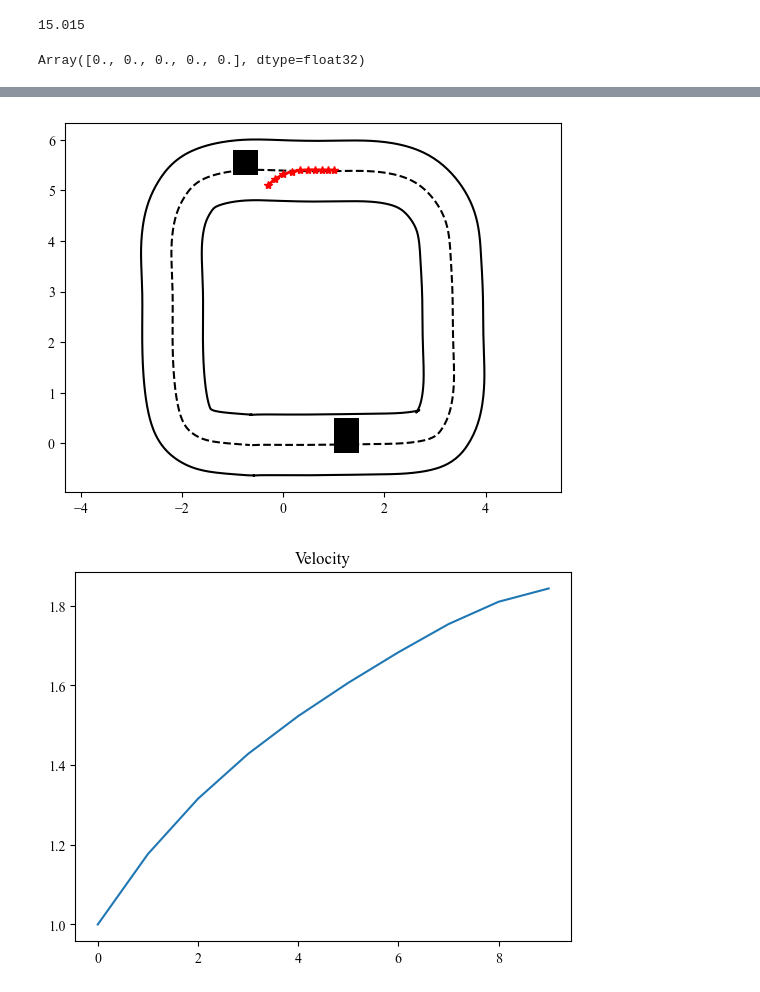
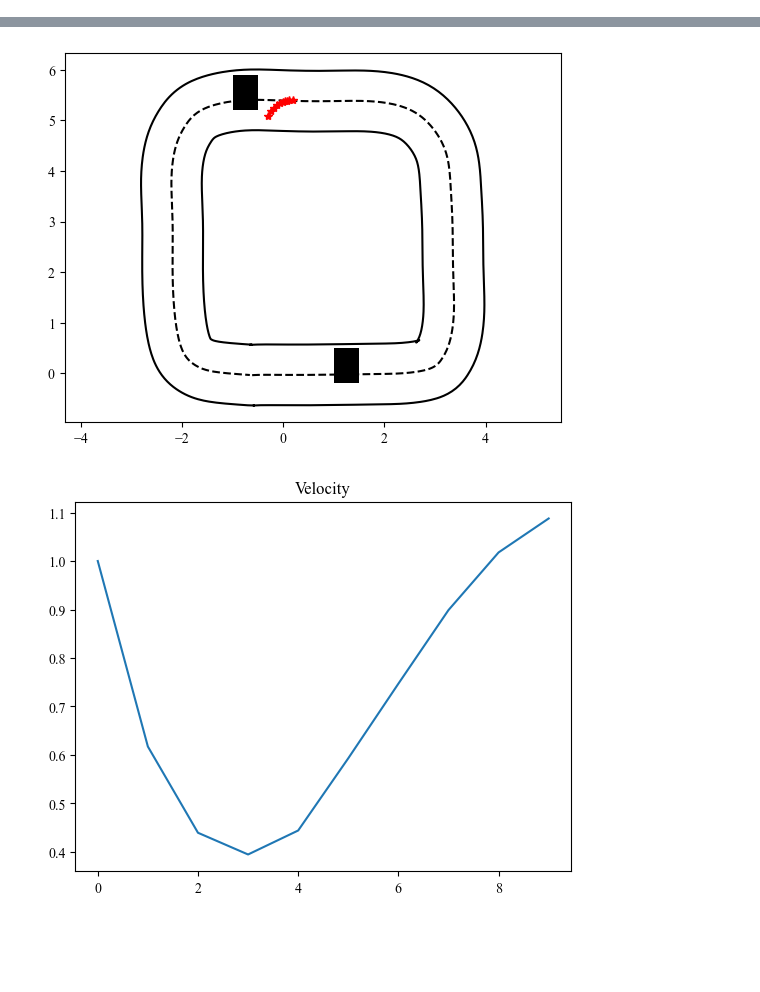
Before and after one commit to SafeRoboticsLab/PrincetonRaceCar_planning, a Jupyter notebook: ilqr_planning_ros/scripts/planner/test_ilqr.ipynb, the cells around one changed output, grey strips where cells are left out. Drawn from its saved outputs; the diff is of its cells as text; code cells hidden in the pictures; blank space fills up the shorter version.

Commit message:
add lane bounary cost

```diff
--- a/ilqr_planning_ros/scripts/planner/test_ilqr.ipynb
+++ b/ilqr_planning_ros/scripts/planner/test_ilqr.ipynb
@@ -21,26 +24,6 @@ plt.rcParams['font.family'] = 'serif'
 plt.rcParams['font.serif'] = ['Times New Roman'] + plt.rcParams['font.serif']
 
 from iLQR import iLQR, Path
-# %%
-from iLQR.cost.obstacle_cost import SingleObstacleCost
-from iLQR.config import Config
-import jax.numpy as jnp
-config = Config()
-
-c = SingleObstacleCost(config)
-# s = jnp.array([0.1,     5.40382, 3. ,     3.14,    0.     ])
-# u = jnp.array([0,0.0])
-# ref = jnp.array([-0.02245, -0.11,     0.12263,  5.51379, -0.01])
-s = jnp.array([0,     0, 3.,     0,    0.     ])
-u = jnp.array([0,0.0])
-ref = jnp.array([0, 0.11,    0,  0.11, -0.01])
-print(c.get_running_cost(s,u,ref))
-
-cx = jax.jacfwd(c.get_running_cost, argnums=0)
-cx(s,u,ref)
-# %% [output]
-15.015
-Array([0., 0., 0., 0., 0.], dtype=float32)
 # %%
 def load_path(filepath: str):
     """
@@ -66,16 +49,17 @@ def load_path(filepath: str):
 # %%
 centerline = load_path('outerloop_center_smooth.csv')
 path = Path(centerline, 0.6, 0.6, loop=True)
-solver = iLQR()
+config_file = '/hdd/Git_Repo/PrincetonRaceCar/ROS_Core/src/Planning/ilqr_planning_ros/configs/ilqr.yaml'
+solver = iLQR()#config_file)
 # # make some obstacles
 # obs1 = np.array([[-1, -1, -0, -0], [5.2, 6.0, 6.0, 5.2]]).T
-obs1 = np.array([[-1, -1, -0.5, -0.5], [5.3, 5.8, 5.8, 5.3]]).T
+obs1 = np.array([[-1, -1, -0.5, -0.5], [5.2, 5.9, 5.9, 5.2]]).T
 obs2 = np.array([[1, 1, 1.5, 1.5], [-0.2, 0.5, 0.5, -0.2]]).T
 obs_list = [[obs1 for _ in range(10)]]#, [obs2 for _ in range(10)]]
 solver.update_obstacles(obs_list)
 solver.update_path(path)
 
-x_cur = np.array([1, 5.4, 1, 3.14, 0])
+x_cur = np.array([0.2, 5.4, 1, 3.14, 0])
 plan = solver.plan(x_cur)
 
 path.plot_track()
@@ -130,2 +113,2 @@ Update from  124.22698  to  124.22653 reg:  781.25 alpha:  0.1 0.118859529495239
-[figure, old version]
+[figure, new version]
-[figure, old version]
+[figure, new version]
```
Also changed, not shown: parts of 3 cells of this notebook, 7 other files.
